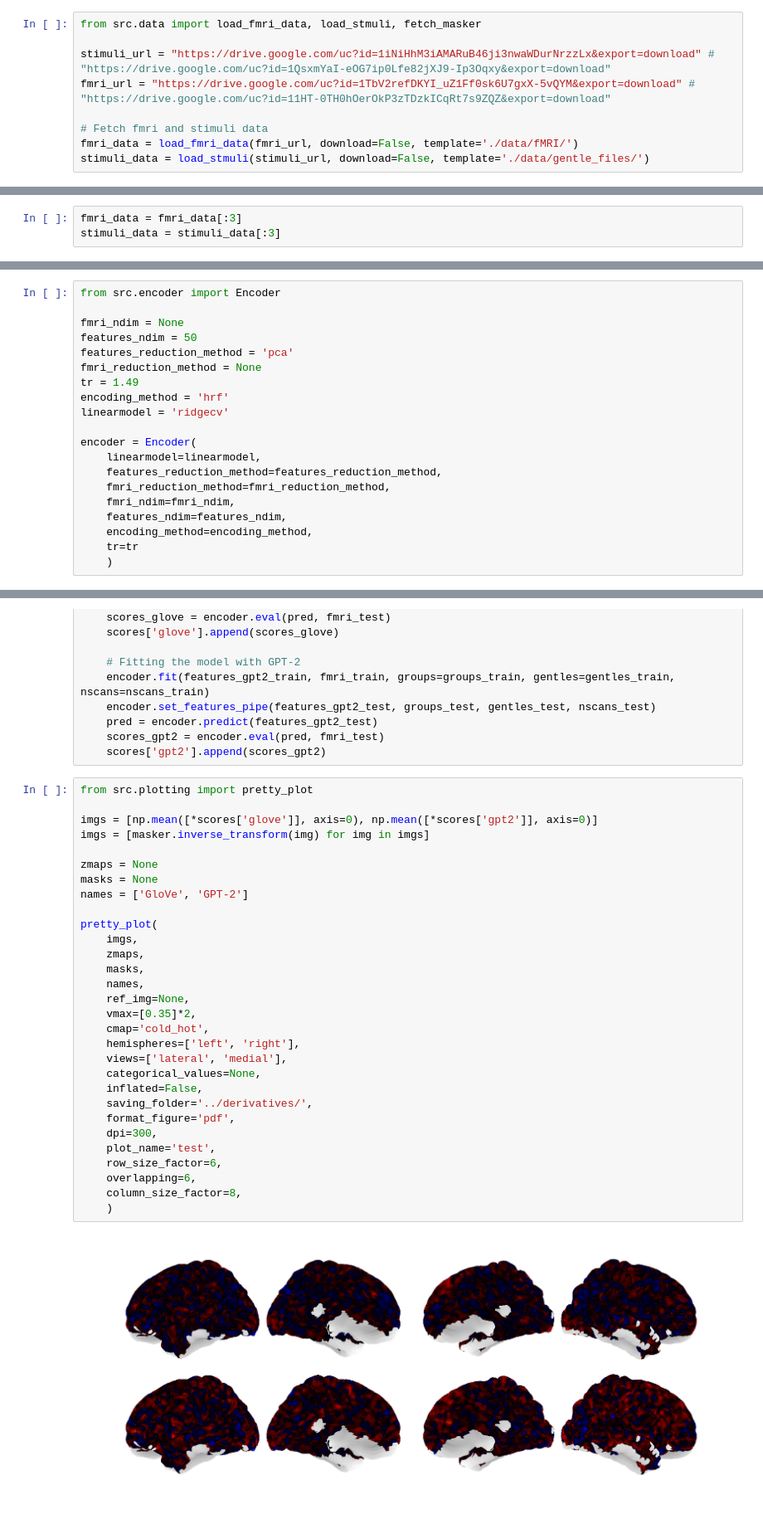
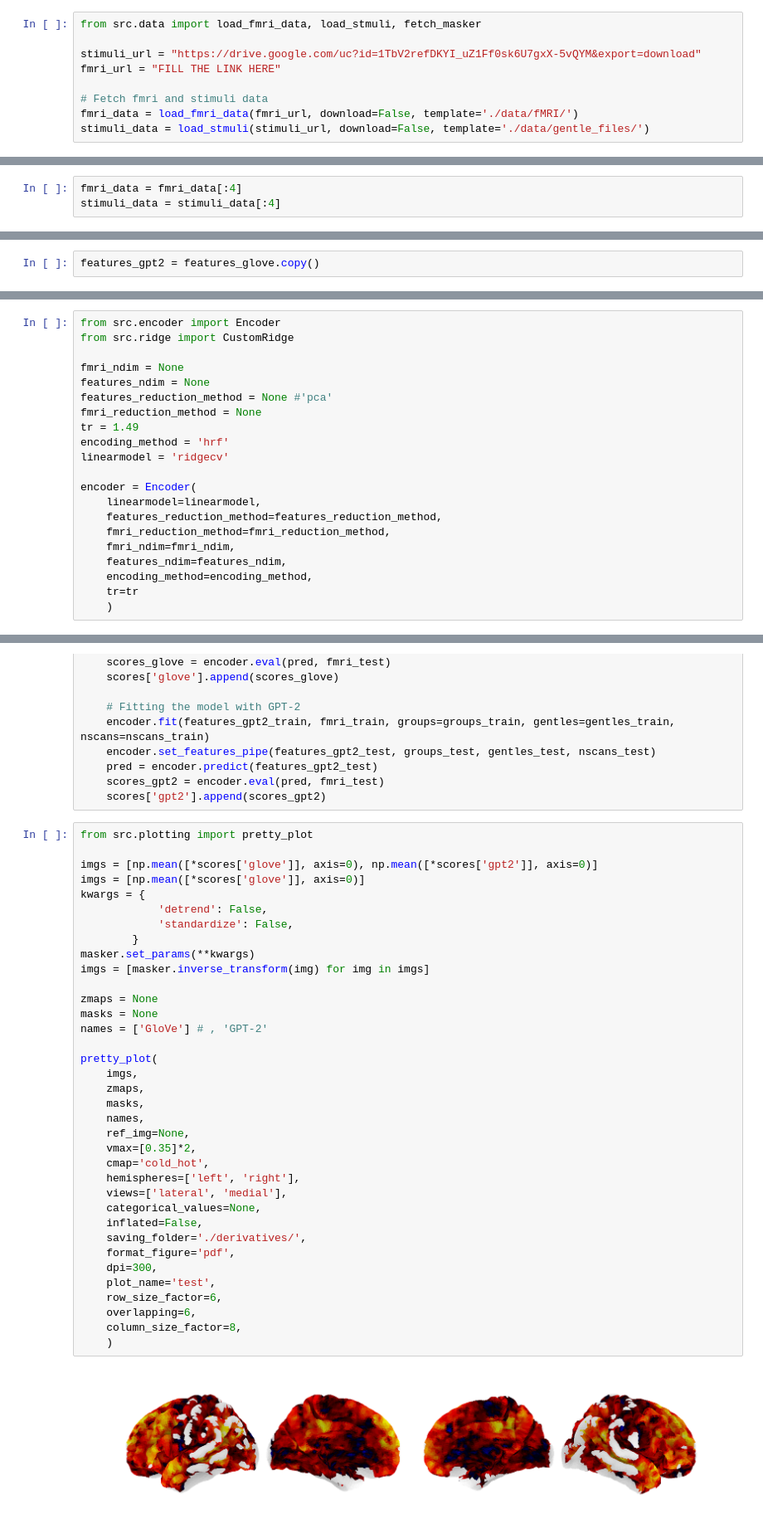
Before and after one commit to AlexandrePsq/fmri_encoder, a Jupyter notebook: main_notebook.ipynb, the cells around one changed output, grey strips where cells are left out. Shown at 83% size. Drawn from its saved outputs; the diff is of its cells as text.

```diff
--- a/main_notebook.ipynb
+++ b/main_notebook.ipynb
@@ -41,8 +44,8 @@ We load the fMRI data of a subject that has listened to an episode of Friends (s
 # %%
 from src.data import load_fmri_data, load_stmuli, fetch_masker
 
-stimuli_url = "https://drive.google.com/uc?id=1iNiHhM3iAMARuB46ji3nwaWDurNrzzLx&export=download" # "https://drive.google.com/uc?id=1QsxmYaI-eOG7ip0Lfe82jXJ9-Ip3Oqxy&export=download"
-fmri_url = "https://drive.google.com/uc?id=1TbV2refDKYI_uZ1Ff0sk6U7gxX-5vQYM&export=download" # "https://drive.google.com/uc?id=11HT-0TH0hOerOkP3zTDzkICqRt7s9ZQZ&export=download"
+stimuli_url = "https://drive.google.com/uc?id=1TbV2refDKYI_uZ1Ff0sk6U7gxX-5vQYM&export=download"
+fmri_url = "FILL THE LINK HERE"
 
 # Fetch fmri and stimuli data
 fmri_data = load_fmri_data(fmri_url, download=False, template='./data/fMRI/')
@@ -81,8 +84,8 @@ This data is volumic and include many point outside brain volume. You want to fi
 
 To do so you use a NiftiMasker object that transforms your NifitImage into a numpy array, keeping only voxels of interest (where there is enough signal).
 # %%
-fmri_data = fmri_data[:3]
-stimuli_data = stimuli_data[:3]
+fmri_data = fmri_data[:4]
+stimuli_data = stimuli_data[:4]
 # %%
 from src.data import load_fmri_data, load_stmuli, fetch_masker, preprocess_fmri_data, preprocess_stimuli_data
 
@@ -313,6 +316,8 @@ Token indices sequence length is longer than the specified maximum sequence leng
 ### Training the encoding model
 # %% [markdown]
 Defining the different split for the Cross-validation:
+# %%
+features_gpt2 = features_glove.copy()
 # %%
 import numpy as np
 from sklearn.model_selection import train_test_split, LeavePOut
@@ -354,10 +358,11 @@ for train, test in logo.split(features_glove):
 We instantiate the encoding model:
 # %%
 from src.encoder import Encoder
+from src.ridge import CustomRidge
 
 fmri_ndim = None
-features_ndim = 50
-features_reduction_method = 'pca'
+features_ndim = None
+features_reduction_method = None #'pca'
 fmri_reduction_method = None
 tr = 1.49
 encoding_method = 'hrf'
@@ -414,32 +413,38 @@ for i, split in tqdm(enumerate(splits)):
 # %%
 from src.plotting import pretty_plot
 
 imgs = [np.mean([*scores['glove']], axis=0), np.mean([*scores['gpt2']], axis=0)]
+imgs = [np.mean([*scores['glove']], axis=0)]
+kwargs = {
+            'detrend': False,
+            'standardize': False,
+        }
+masker.set_params(**kwargs)
 imgs = [masker.inverse_transform(img) for img in imgs]
 
 zmaps = None
 masks = None
-names = ['GloVe', 'GPT-2']
+names = ['GloVe'] # , 'GPT-2'
 
 pretty_plot(
     imgs,
     zmaps,
     masks,
     names,
     ref_img=None,
     vmax=[0.35]*2,
     cmap='cold_hot',
     hemispheres=['left', 'right'],
     views=['lateral', 'medial'],
     categorical_values=None,
     inflated=False,
-    saving_folder='../derivatives/',
+    saving_folder='./derivatives/',
     format_figure='pdf',
     dpi=300,
     plot_name='test',
     row_size_factor=6,
     overlapping=6,
     column_size_factor=8,
     )
 # %% [output]
-[figure, old version]
+[figure, new version]
```
Also changed, not shown: parts of 12 cells of this notebook, 4 other files.
